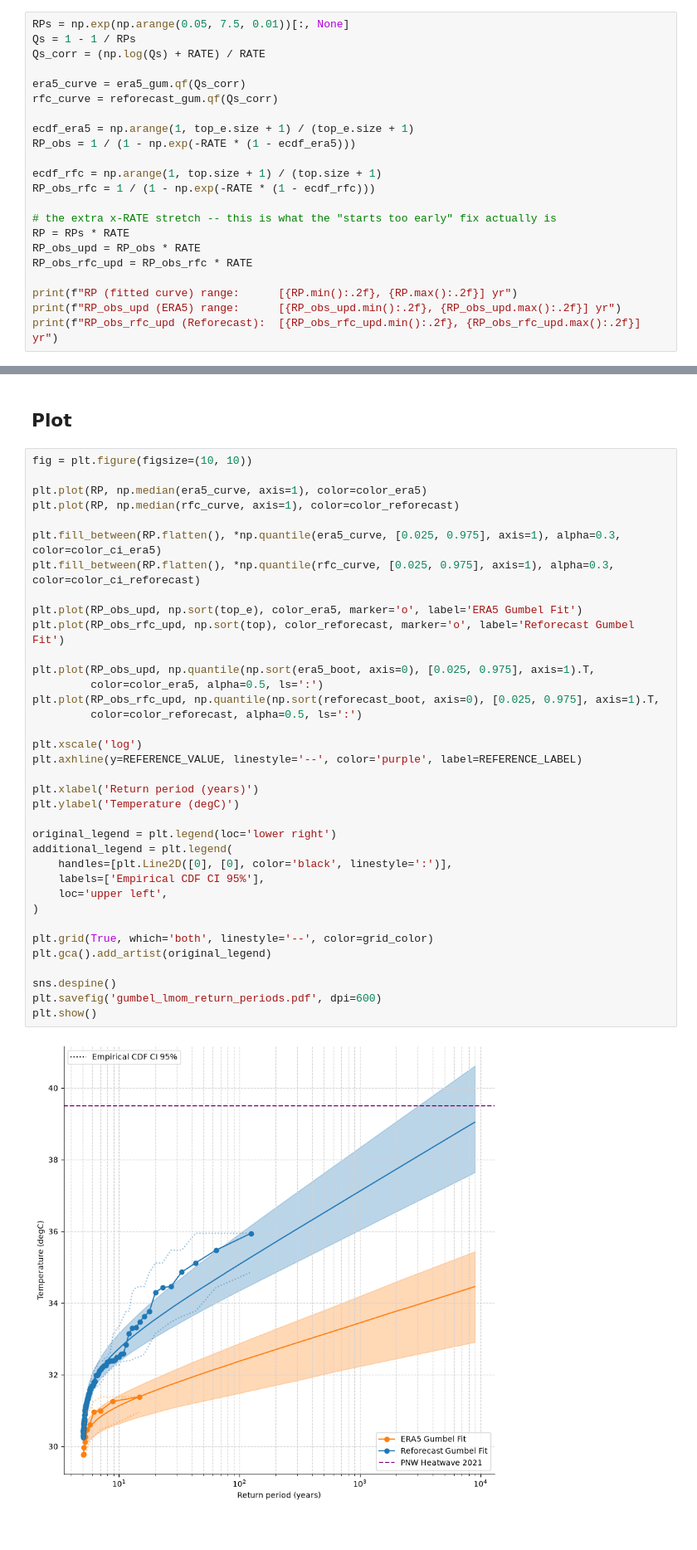
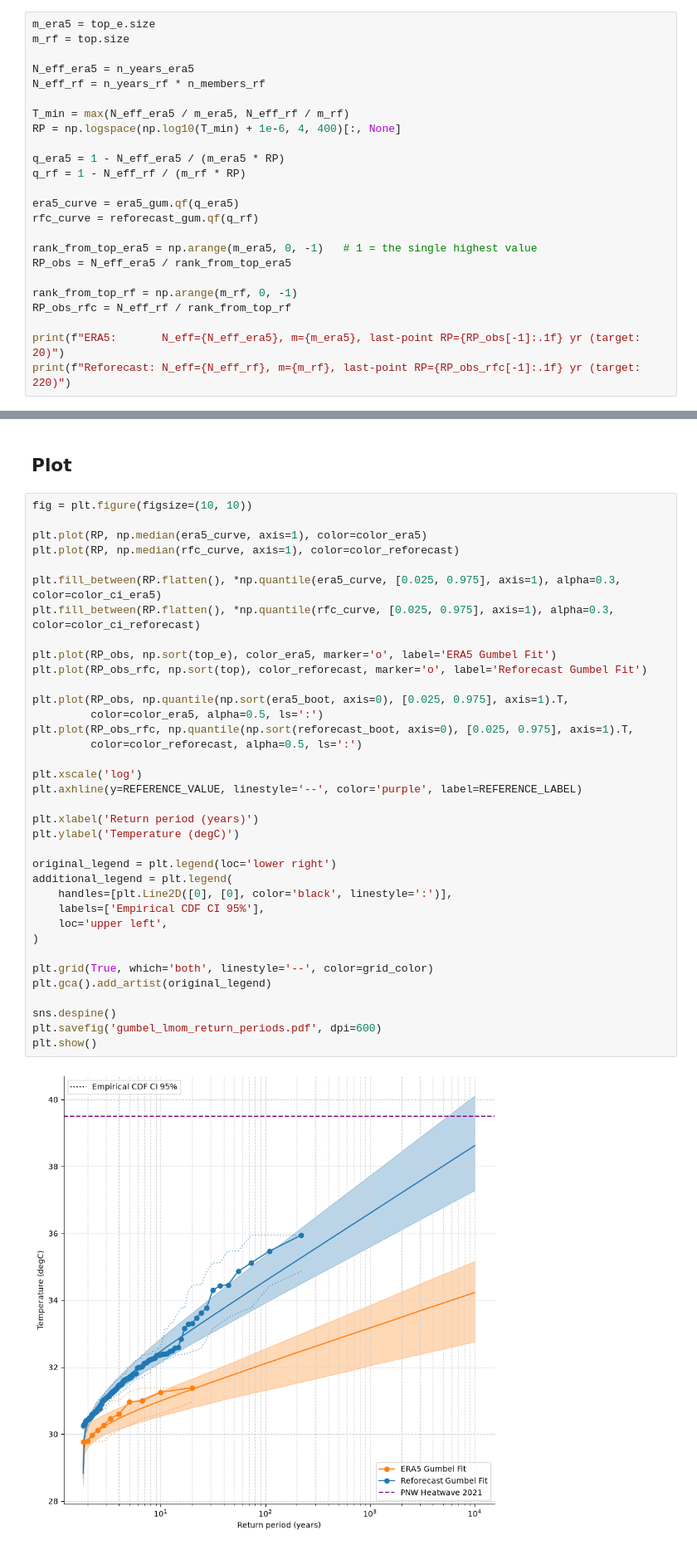
Before and after one commit to Olivash/DPHIL_extreme-weather-analysis, a Jupyter notebook: Gumbel_LMom_return_periods.ipynb, the cells around one changed output, grey strips where cells are left out. Shown at 83% size. Drawn from its saved outputs; the diff is of its cells as text.

```diff
--- a/Gumbel_LMom_return_periods.ipynb
+++ b/Gumbel_LMom_return_periods.ipynb
@@ -180,23 +177,25 @@ whatever you can independently justify for the reforecast series.
 # %%
-RPs = np.exp(np.arange(0.05, 7.5, 0.01))[:, None]
-Qs = 1 - 1 / RPs
-Qs_corr = (np.log(Qs) + RATE) / RATE
+m_era5 = top_e.size
+m_rf = top.size
 
-era5_curve = era5_gum.qf(Qs_corr)
-rfc_curve = reforecast_gum.qf(Qs_corr)
+N_eff_era5 = n_years_era5
+N_eff_rf = n_years_rf * n_members_rf
 
-ecdf_era5 = np.arange(1, top_e.size + 1) / (top_e.size + 1)
-RP_obs = 1 / (1 - np.exp(-RATE * (1 - ecdf_era5)))
+T_min = max(N_eff_era5 / m_era5, N_eff_rf / m_rf)
+RP = np.logspace(np.log10(T_min) + 1e-6, 4, 400)[:, None]
 
-ecdf_rfc = np.arange(1, top.size + 1) / (top.size + 1)
-RP_obs_rfc = 1 / (1 - np.exp(-RATE * (1 - ecdf_rfc)))
+q_era5 = 1 - N_eff_era5 / (m_era5 * RP)
+q_rf = 1 - N_eff_rf / (m_rf * RP)
 
-# the extra x-RATE stretch -- this is what the "starts too early" fix actually is
-RP = RPs * RATE
-RP_obs_upd = RP_obs * RATE
-RP_obs_rfc_upd = RP_obs_rfc * RATE
+era5_curve = era5_gum.qf(q_era5)
+rfc_curve = reforecast_gum.qf(q_rf)
 
-print(f"RP (fitted curve) range:      [{RP.min():.2f}, {RP.max():.2f}] yr")
-print(f"RP_obs_upd (ERA5) range:      [{RP_obs_upd.min():.2f}, {RP_obs_upd.max():.2f}] yr")
-print(f"RP_obs_rfc_upd (Reforecast):  [{RP_obs_rfc_upd.min():.2f}, {RP_obs_rfc_upd.max():.2f}] yr")
+rank_from_top_era5 = np.arange(m_era5, 0, -1)   # 1 = the single highest value
+RP_obs = N_eff_era5 / rank_from_top_era5
+
+rank_from_top_rf = np.arange(m_rf, 0, -1)
+RP_obs_rfc = N_eff_rf / rank_from_top_rf
+
+print(f"ERA5:       N_eff={N_eff_era5}, m={m_era5}, last-point RP={RP_obs[-1]:.1f} yr (target: 20)")
+print(f"Reforecast: N_eff={N_eff_rf}, m={m_rf}, last-point RP={RP_obs_rfc[-1]:.1f} yr (target: 220)")
 # %% [output]
@@ -211,38 +209,38 @@ fig = plt.figure(figsize=(10, 10))
 plt.plot(RP, np.median(era5_curve, axis=1), color=color_era5)
 plt.plot(RP, np.median(rfc_curve, axis=1), color=color_reforecast)
 
 plt.fill_between(RP.flatten(), *np.quantile(era5_curve, [0.025, 0.975], axis=1), alpha=0.3, color=color_ci_era5)
 plt.fill_between(RP.flatten(), *np.quantile(rfc_curve, [0.025, 0.975], axis=1), alpha=0.3, color=color_ci_reforecast)
 
-plt.plot(RP_obs_upd, np.sort(top_e), color_era5, marker='o', label='ERA5 Gumbel Fit')
-plt.plot(RP_obs_rfc_upd, np.sort(top), color_reforecast, marker='o', label='Reforecast Gumbel Fit')
+plt.plot(RP_obs, np.sort(top_e), color_era5, marker='o', label='ERA5 Gumbel Fit')
+plt.plot(RP_obs_rfc, np.sort(top), color_reforecast, marker='o', label='Reforecast Gumbel Fit')
 
-plt.plot(RP_obs_upd, np.quantile(np.sort(era5_boot, axis=0), [0.025, 0.975], axis=1).T,
+plt.plot(RP_obs, np.quantile(np.sort(era5_boot, axis=0), [0.025, 0.975], axis=1).T,
          color=color_era5, alpha=0.5, ls=':')
-plt.plot(RP_obs_rfc_upd, np.quantile(np.sort(reforecast_boot, axis=0), [0.025, 0.975], axis=1).T,
+plt.plot(RP_obs_rfc, np.quantile(np.sort(reforecast_boot, axis=0), [0.025, 0.975], axis=1).T,
          color=color_reforecast, alpha=0.5, ls=':')
 
 plt.xscale('log')
 plt.axhline(y=REFERENCE_VALUE, linestyle='--', color='purple', label=REFERENCE_LABEL)
 
 plt.xlabel('Return period (years)')
 plt.ylabel('Temperature (degC)')
 
 original_legend = plt.legend(loc='lower right')
 additional_legend = plt.legend(
     handles=[plt.Line2D([0], [0], color='black', linestyle=':')],
     labels=['Empirical CDF CI 95%'],
     loc='upper left',
 )
 
 plt.grid(True, which='both', linestyle='--', color=grid_color)
 plt.gca().add_artist(original_legend)
 
 sns.despine()
 plt.savefig('gumbel_lmom_return_periods.pdf', dpi=600)
 plt.show()
 # %% [output]
-[figure, old version]
+[figure, new version]
 # %% [markdown]
 ## Notes / known limitations vs. the exact original PDF
 
```
Also changed, not shown: parts of 6 cells of this notebook.
